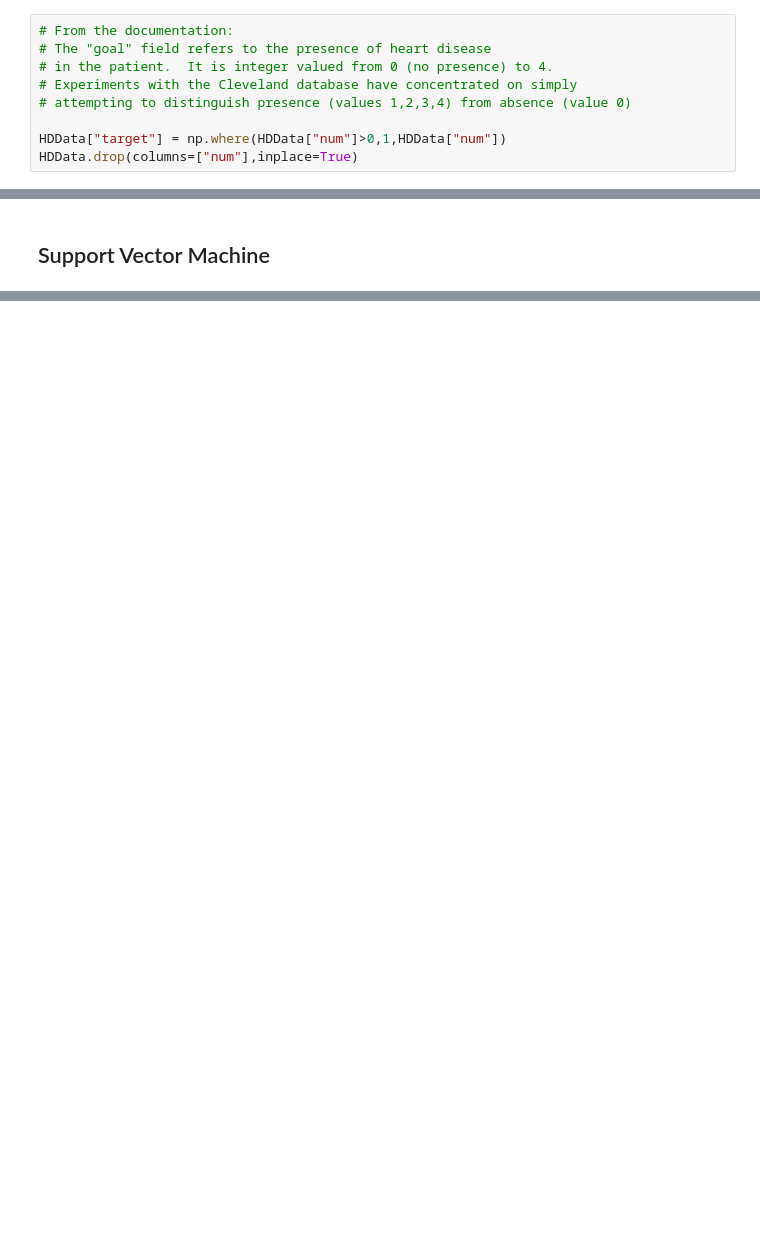
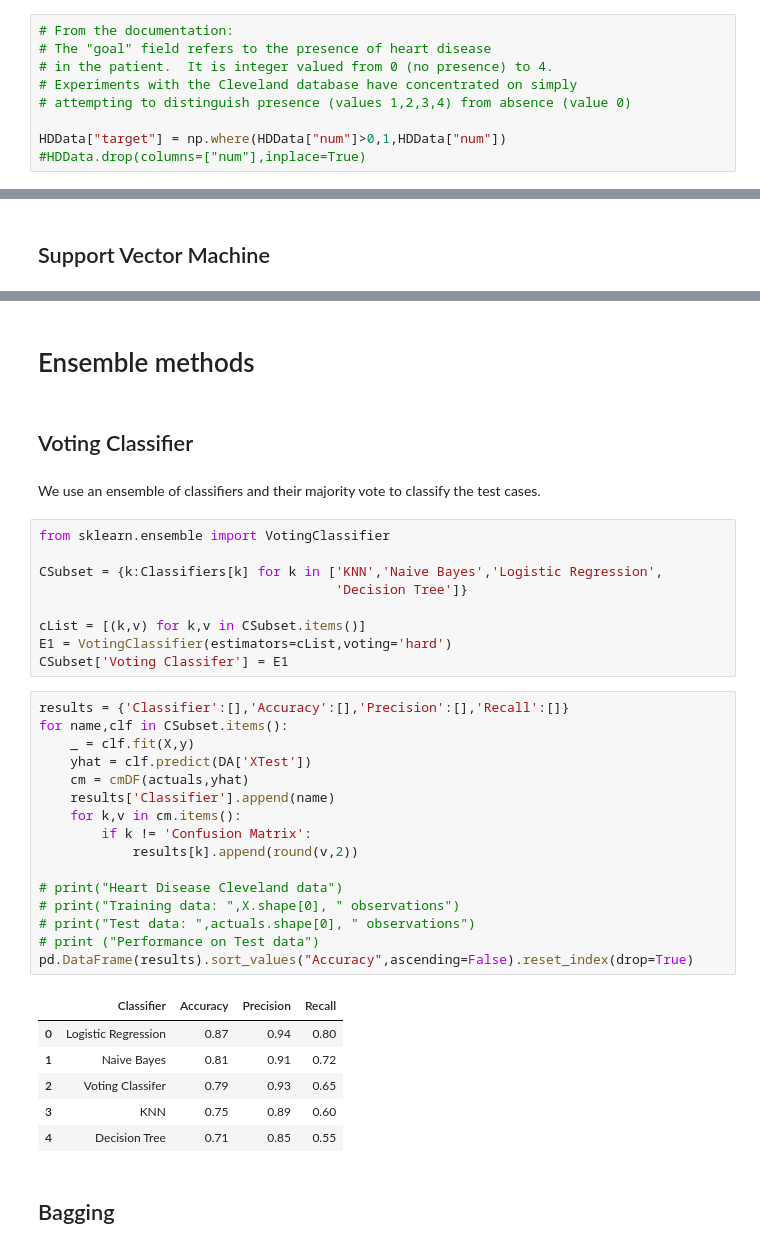
Before and after one commit to vp-code/Python-Stats, a Jupyter notebook: ML/Classifiers.ipynb, the cells around one changed output, grey strips where cells are left out. Drawn from its saved outputs; the diff is of its cells as text; blank space fills up the shorter version.

```diff
--- a/ML/Classifiers.ipynb
+++ b/ML/Classifiers.ipynb
@@ -110,4 +140,4 @@ for col in CatVars:
 # attempting to distinguish presence (values 1,2,3,4) from absence (value 0)
 
 HDData["target"] = np.where(HDData["num"]>0,1,HDData["num"])
-HDData.drop(columns=["num"],inplace=True)
+#HDData.drop(columns=["num"],inplace=True)
@@ -411,0 +706,40 @@ for k,v in cm.items():
+# %% [markdown]
+# Ensemble methods
+# %% [markdown]
+## Voting Classifier
+# %% [markdown]
+We use an ensemble of classifiers and their majority vote to classify the test cases.
+# %%
+from sklearn.ensemble import VotingClassifier
+
+CSubset = {k:Classifiers[k] for k in ['KNN','Naive Bayes','Logistic Regression',
+                                      'Decision Tree']}
+
+cList = [(k,v) for k,v in CSubset.items()]
+E1 = VotingClassifier(estimators=cList,voting='hard')
+CSubset['Voting Classifer'] = E1
+# %%
+results = {'Classifier':[],'Accuracy':[],'Precision':[],'Recall':[]}
+for name,clf in CSubset.items():
+    _ = clf.fit(X,y)
+    yhat = clf.predict(DA['XTest'])
+    cm = cmDF(actuals,yhat)
+    results['Classifier'].append(name)
+    for k,v in cm.items():
+        if k != 'Confusion Matrix':
+            results[k].append(round(v,2))
+
+# print("Heart Disease Cleveland data")
+# print("Training data: ",X.shape[0], " observations")
+# print("Test data: ",actuals.shape[0], " observations")
+# print ("Performance on Test data")
+pd.DataFrame(results).sort_values("Accuracy",ascending=False).reset_index(drop=True)
+# %% [output]
+|  | Classifier | Accuracy | Precision | Recall |
+| 0 | Logistic Regression | 0.87 | 0.94 | 0.80 |
+| 1 | Naive Bayes | 0.81 | 0.91 | 0.72 |
+| 2 | Voting Classifer | 0.79 | 0.93 | 0.65 |
+| 3 | KNN | 0.75 | 0.89 | 0.60 |
+| 4 | Decision Tree | 0.71 | 0.85 | 0.55 |
+# %% [markdown]
+## Bagging
```
Also changed, not shown: parts of 46 cells of this notebook, 1 other file.
